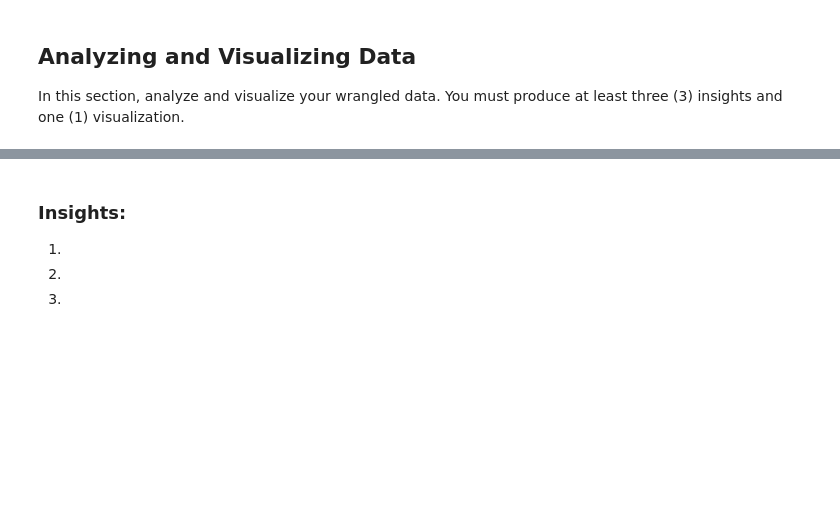
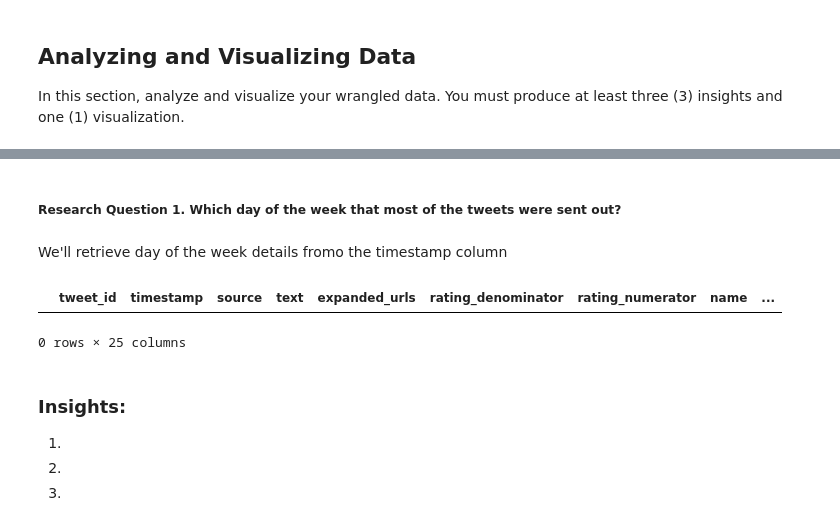
Before and after one commit to zadmainda/WeRateDogs-Data-Analysis, a Jupyter notebook: wrangle_act.ipynb, the cells around one changed output, grey strips where cells are left out. Cells and saved outputs as stored; diff of their text form; code cells hidden in the pictures; blank space fills up the shorter version.

```diff
--- a/wrangle_act.ipynb
+++ b/wrangle_act.ipynb
@@ -776,0 +791,4 @@ AttributeError: 'DataFrame' object has no attribute 'purchase_time'
+# %% [markdown]
+##### Research Question 1.  Which day of the week that most of the tweets were sent out?
+# %% [markdown]
+We'll retrieve day of the week details fromo the timestamp column
@@ -777,3 +797,8 @@ AttributeError: 'DataFrame' object has no attribute 'purchase_time'
+# %%
+twitter_archive_master[twitter_archive_master['rating_denominator'].isnull()]
+# %% [output]
+|  | tweet_id | timestamp | source | text | expanded_urls | rating_denominator | rating_numerator | name | ... |
+0 rows × 25 columns
 # %% [markdown]
 ### Insights:
 1.
```
Also changed, not shown: parts of 11 cells of this notebook, 1 other file.
